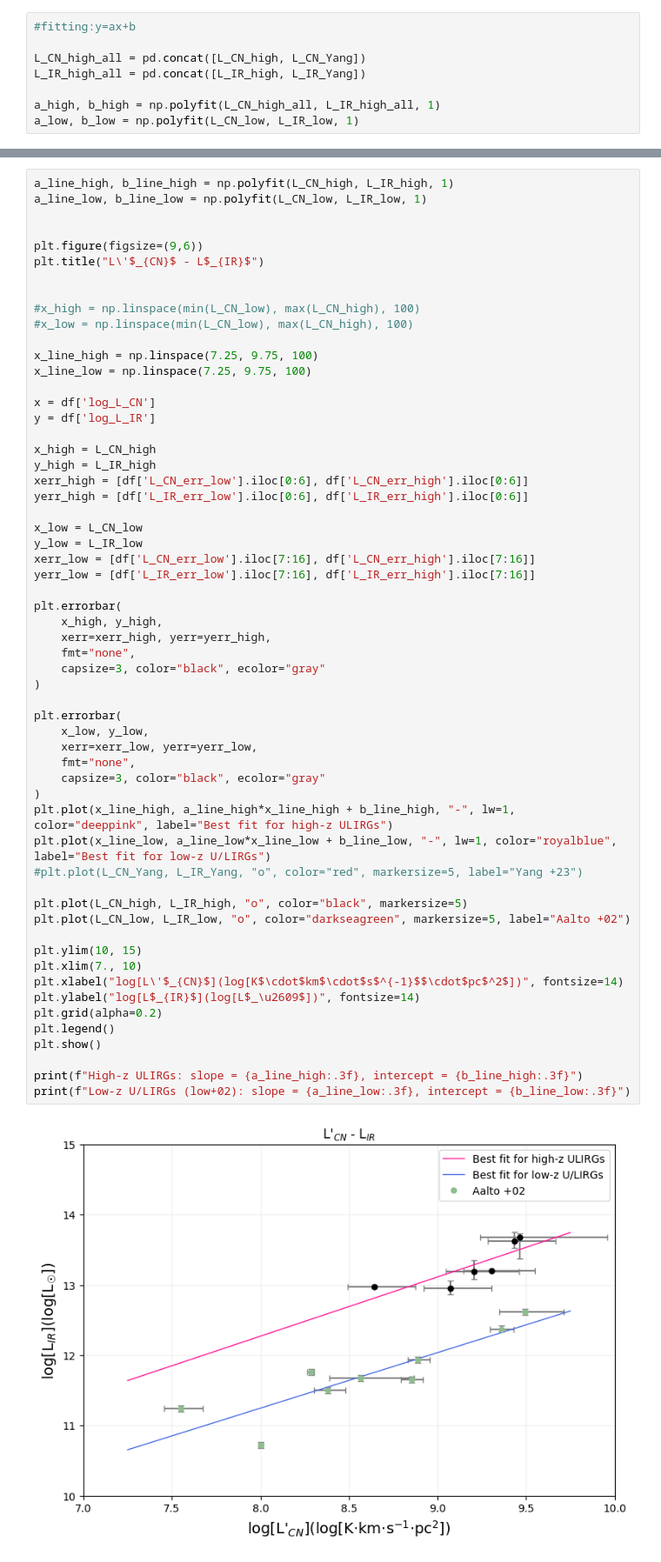
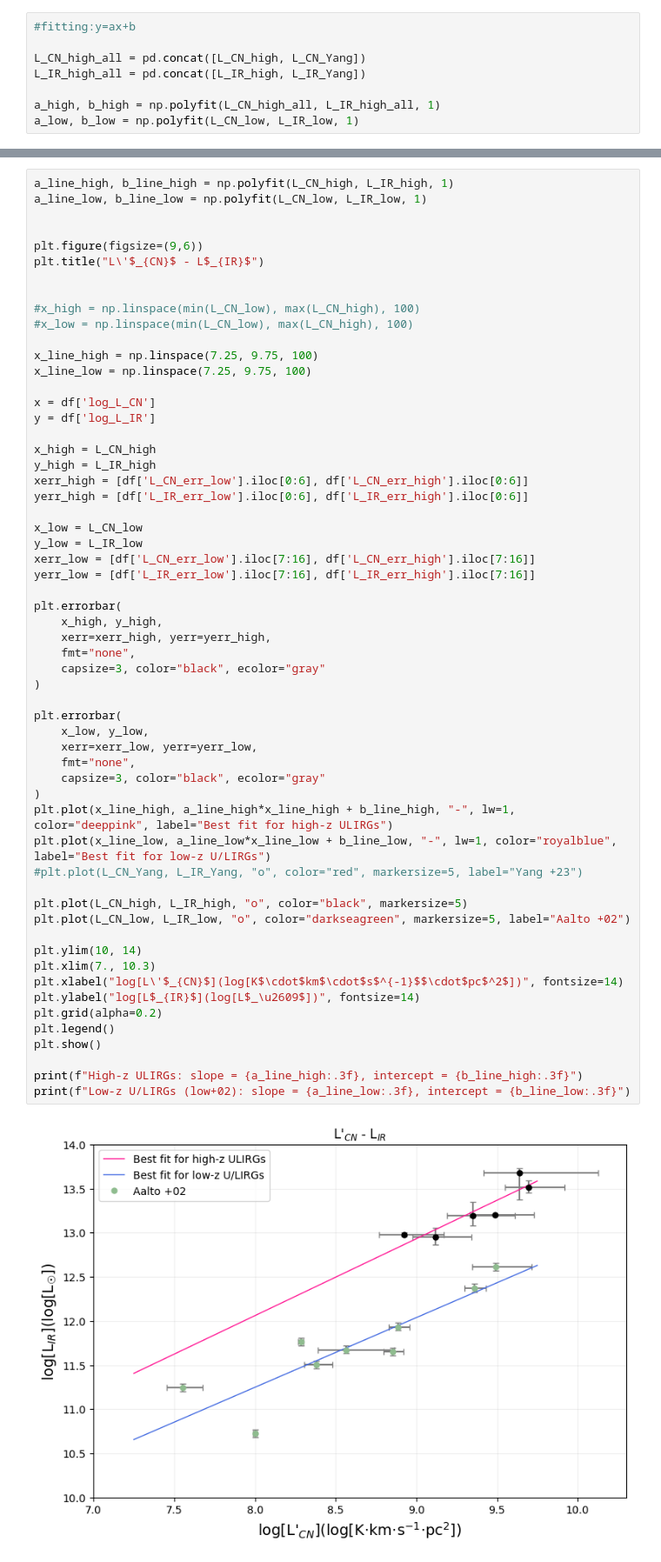
Before and after one commit to 000RF/2025-summer, a Jupyter notebook: L'CN-L_IR/L'_CN-L_IR_with_error.ipynb, the cells around one changed output, grey strips where cells are left out. Shown at 87% size. Saved outputs shown, nothing was run; the diff lists cells and outputs as text.

```diff
--- a/L'CN-L_IR/L'_CN-L_IR_with_error.ipynb
+++ b/L'CN-L_IR/L'_CN-L_IR_with_error.ipynb
@@ -144,33 +144,33 @@ yerr_low = [df['L_IR_err_low'].iloc[7:16], df['L_IR_err_high'].iloc[7:16]]
 
 plt.errorbar(
     x_high, y_high,
     xerr=xerr_high, yerr=yerr_high,
     fmt="none",
     capsize=3, color="black", ecolor="gray"
 )
 
 plt.errorbar(
     x_low, y_low,
     xerr=xerr_low, yerr=yerr_low,
     fmt="none",
     capsize=3, color="black", ecolor="gray"
 )
 plt.plot(x_line_high, a_line_high*x_line_high + b_line_high, "-", lw=1, color="deeppink", label="Best fit for high-z ULIRGs")
 plt.plot(x_line_low, a_line_low*x_line_low + b_line_low, "-", lw=1, color="royalblue", label="Best fit for low-z U/LIRGs")
 #plt.plot(L_CN_Yang, L_IR_Yang, "o", color="red", markersize=5, label="Yang +23")
 
 plt.plot(L_CN_high, L_IR_high, "o", color="black", markersize=5)
 plt.plot(L_CN_low, L_IR_low, "o", color="darkseagreen", markersize=5, label="Aalto +02")
 
-plt.ylim(10, 15)
-plt.xlim(7., 10)
+plt.ylim(10, 14)
+plt.xlim(7., 10.3)
 plt.xlabel("log[L\'$_{CN}$](log[K$\cdot$km$\cdot$s$^{-1}$$\cdot$pc$^2$])", fontsize=14)
 plt.ylabel("log[L$_{IR}$](log[L$_\u2609$])", fontsize=14)
 plt.grid(alpha=0.2)
 plt.legend()
 plt.show()
 
 print(f"High-z ULIRGs: slope = {a_line_high:.3f}, intercept = {b_line_high:.3f}")
 print(f"Low-z U/LIRGs (low+02): slope = {a_line_low:.3f}, intercept = {b_line_low:.3f}")
 # %% [output]
-[figure, old version]
+[figure, new version]
```
Also changed, not shown: parts of 3 cells of this notebook, 2 other files.
